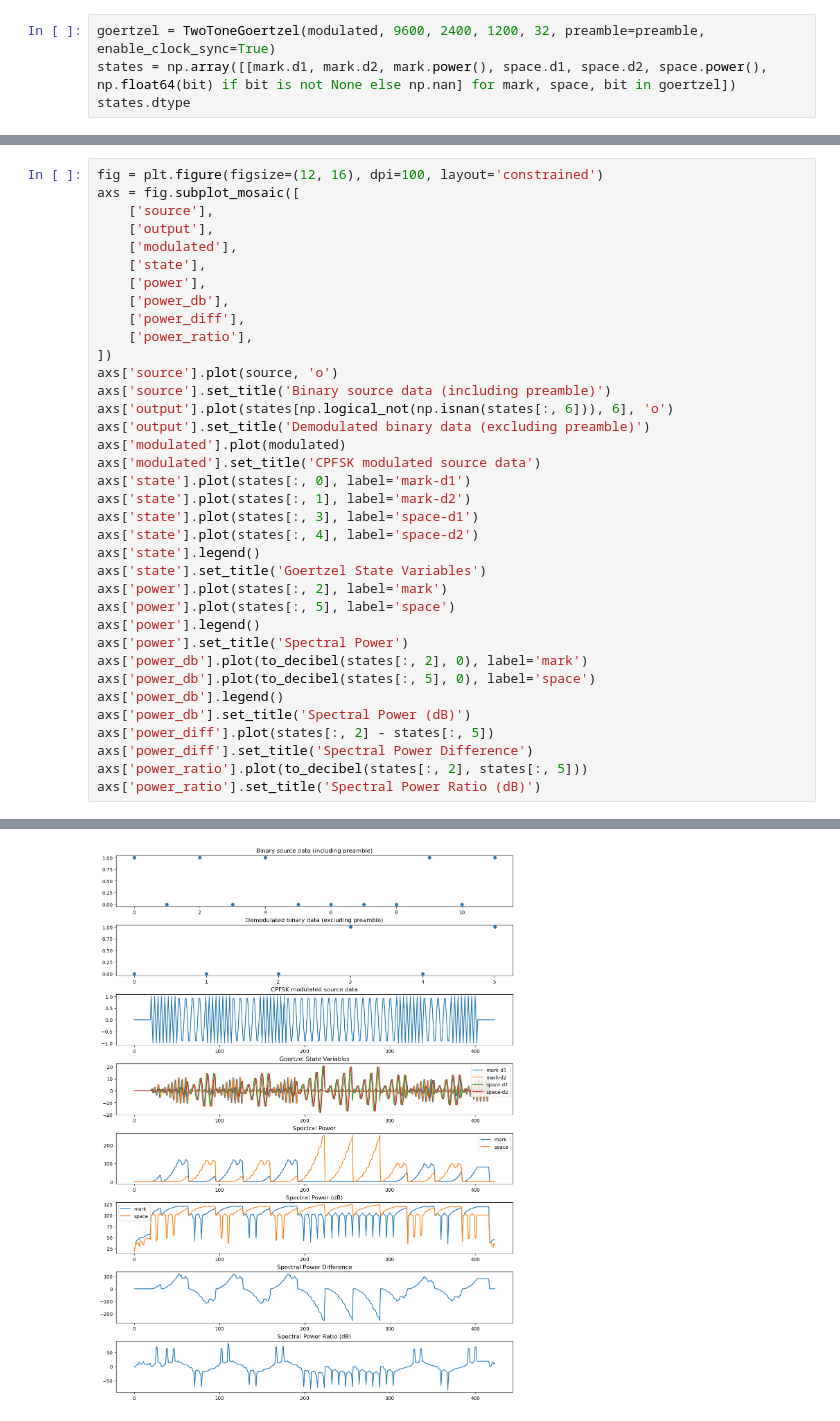
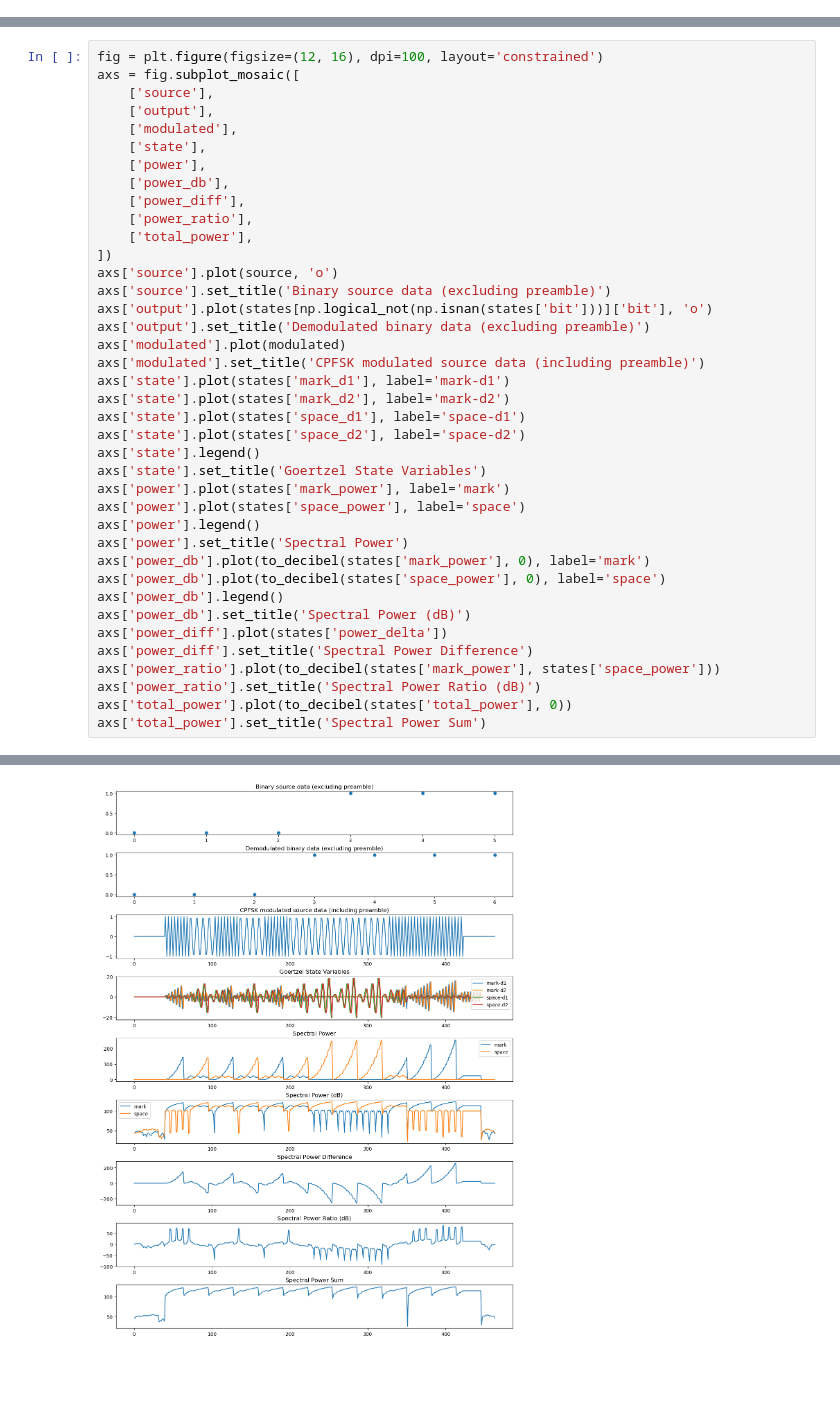
Before and after one commit to nausicaea/rootspace, a Jupyter notebook: contrib/goertzel/goertzel-streaming-nausicaea-2026.ipynb, the cells around one changed output, grey strips where cells are left out. Saved outputs shown, nothing was run; the diff lists cells and outputs as text; blank space fills up the shorter version.

```diff
--- a/contrib/goertzel/goertzel-streaming-nausicaea-2026.ipynb
+++ b/contrib/goertzel/goertzel-streaming-nausicaea-2026.ipynb
@@ -258,4 +471,0 @@ modulated.shape=(424,), modulated.dtype=dtype('float64')
-# %%
-goertzel = TwoToneGoertzel(modulated, 9600, 2400, 1200, 32, preamble=preamble, enable_clock_sync=True)
-states = np.array([[mark.d1, mark.d2, mark.power(), space.d1, space.d2, space.power(), np.float64(bit) if bit is not None else np.nan] for mark, space, bit in goertzel])
-states.dtype
@@ -289,29 +480,32 @@ axs = fig.subplot_mosaic([
     ['power_db'],
     ['power_diff'],
     ['power_ratio'],
+    ['total_power'],
 ])
 axs['source'].plot(source, 'o')
-axs['source'].set_title('Binary source data (including preamble)')
-axs['output'].plot(states[np.logical_not(np.isnan(states[:, 6])), 6], 'o')
+axs['source'].set_title('Binary source data (excluding preamble)')
+axs['output'].plot(states[np.logical_not(np.isnan(states['bit']))]['bit'], 'o')
 axs['output'].set_title('Demodulated binary data (excluding preamble)')
 axs['modulated'].plot(modulated)
-axs['modulated'].set_title('CPFSK modulated source data')
-axs['state'].plot(states[:, 0], label='mark-d1')
-axs['state'].plot(states[:, 1], label='mark-d2')
-axs['state'].plot(states[:, 3], label='space-d1')
-axs['state'].plot(states[:, 4], label='space-d2')
+axs['modulated'].set_title('CPFSK modulated source data (including preamble)')
+axs['state'].plot(states['mark_d1'], label='mark-d1')
+axs['state'].plot(states['mark_d2'], label='mark-d2')
+axs['state'].plot(states['space_d1'], label='space-d1')
+axs['state'].plot(states['space_d2'], label='space-d2')
 axs['state'].legend()
 axs['state'].set_title('Goertzel State Variables')
-axs['power'].plot(states[:, 2], label='mark')
-axs['power'].plot(states[:, 5], label='space')
+axs['power'].plot(states['mark_power'], label='mark')
+axs['power'].plot(states['space_power'], label='space')
 axs['power'].legend()
 axs['power'].set_title('Spectral Power')
-axs['power_db'].plot(to_decibel(states[:, 2], 0), label='mark')
-axs['power_db'].plot(to_decibel(states[:, 5], 0), label='space')
+axs['power_db'].plot(to_decibel(states['mark_power'], 0), label='mark')
+axs['power_db'].plot(to_decibel(states['space_power'], 0), label='space')
 axs['power_db'].legend()
 axs['power_db'].set_title('Spectral Power (dB)')
-axs['power_diff'].plot(states[:, 2] - states[:, 5])
+axs['power_diff'].plot(states['power_delta'])
 axs['power_diff'].set_title('Spectral Power Difference')
-axs['power_ratio'].plot(to_decibel(states[:, 2], states[:, 5]))
+axs['power_ratio'].plot(to_decibel(states['mark_power'], states['space_power']))
 axs['power_ratio'].set_title('Spectral Power Ratio (dB)')
+axs['total_power'].plot(to_decibel(states['total_power'], 0))
+axs['total_power'].set_title('Spectral Power Sum')
 # %% [output]
@@ -319 +513 @@ Text(0.5, 1.0, 'Spectral Power Ratio (dB)')
-[figure, old version]
+[figure, new version]
```
Also changed, not shown: parts of 5 cells of this notebook, 1 other file.
